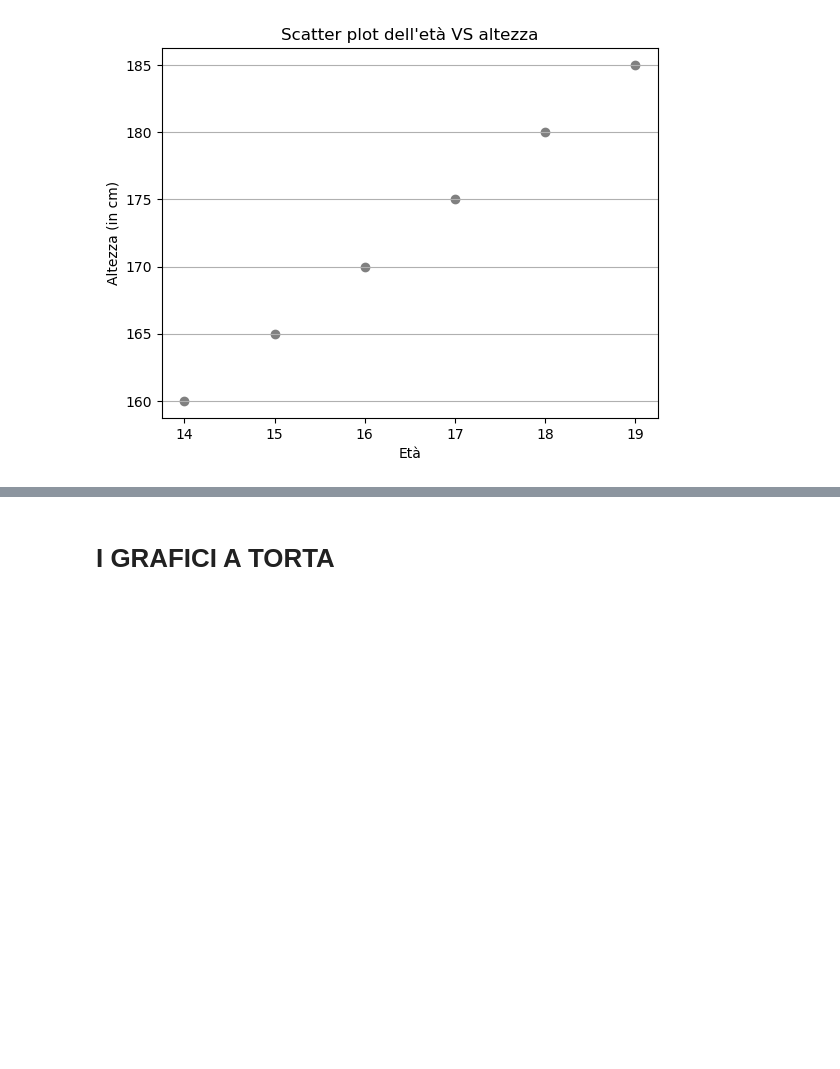
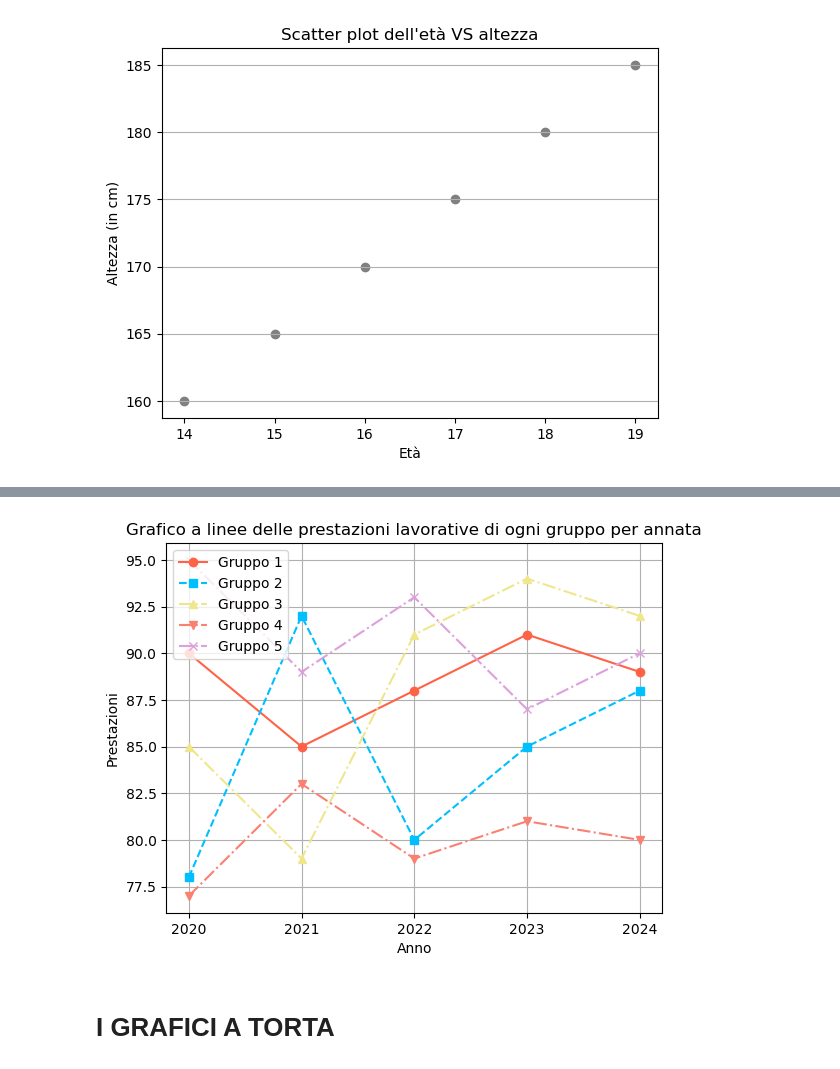
Before and after one commit to Istituto-freudinttheprodev/Python-ROBOTICA-E-AI, a Jupyter notebook: Es. 3 (i grafici).ipynb, the cells around one changed output, grey strips where cells are left out. Drawn from its saved outputs; the diff is of its cells as text; code cells hidden in the pictures; blank space fills up the shorter version.

```diff
--- a/Es. 3 (i grafici).ipynb
+++ b/Es. 3 (i grafici).ipynb
@@ -251,3 +251,23 @@ plt.show()
+# %%
+annata=['2020', '2021', '2022', '2023', "2024"]
+gruppo1=[90, 85, 88, 91, 89]
+gruppo2=[78, 92, 80, 85, 88]
+gruppo3=[85, 79, 91, 94, 92]
+gruppo4=[77, 83, 79, 81, 80]
+gruppo5=[95, 89, 93, 87, 90]
+plt.plot(annata, gruppo1, marker='o', label='Gruppo 1', linestyle='-', color='tomato')
+plt.plot(annata, gruppo2, marker='s', label='Gruppo 2', linestyle='--', color='deepskyblue')
+plt.plot(annata, gruppo3, marker='^', label='Gruppo 3', linestyle='-.', color='khaki')
+plt.plot(annata, gruppo4, marker='v', label='Gruppo 4', linestyle='-.', color='salmon')
+plt.plot(annata, gruppo5, marker='x', label='Gruppo 5', linestyle='-.', color='plum')
+plt.title('Grafico a linee delle prestazioni lavorative di ogni gruppo per annata')
+plt.xlabel('Anno')
+plt.ylabel('Prestazioni')
+plt.legend(loc='upper left')
+plt.grid(True)
+plt.show()
+# %% [output]
+[figure, added]
 # %% [markdown]
 # I GRAFICI A TORTA
 # %%
```
Also changed, not shown: parts of 2 cells of this notebook.
